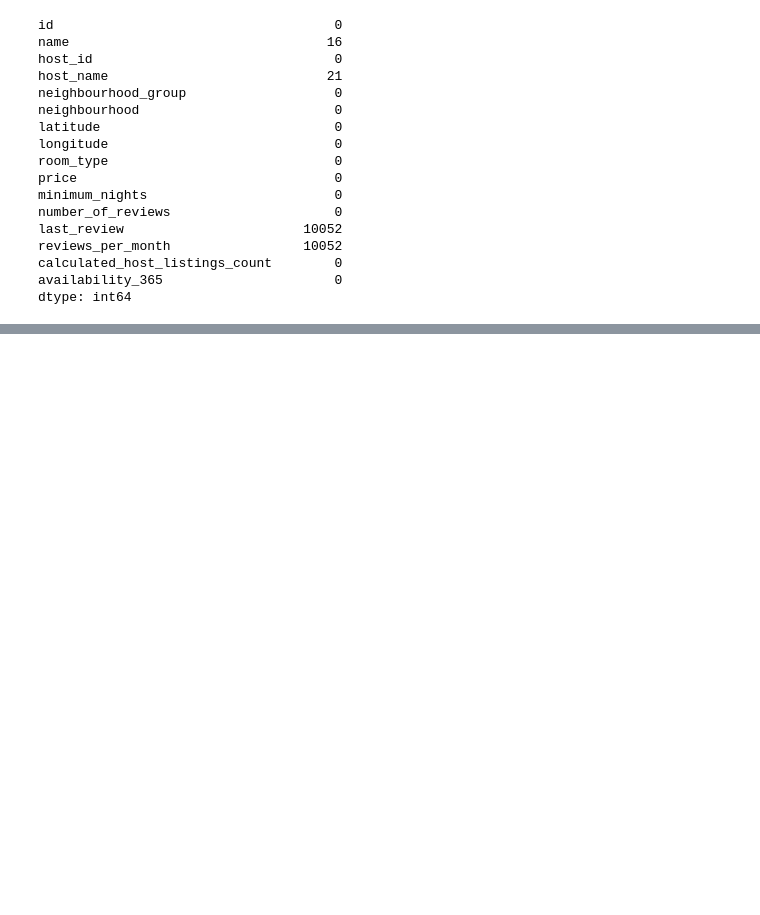
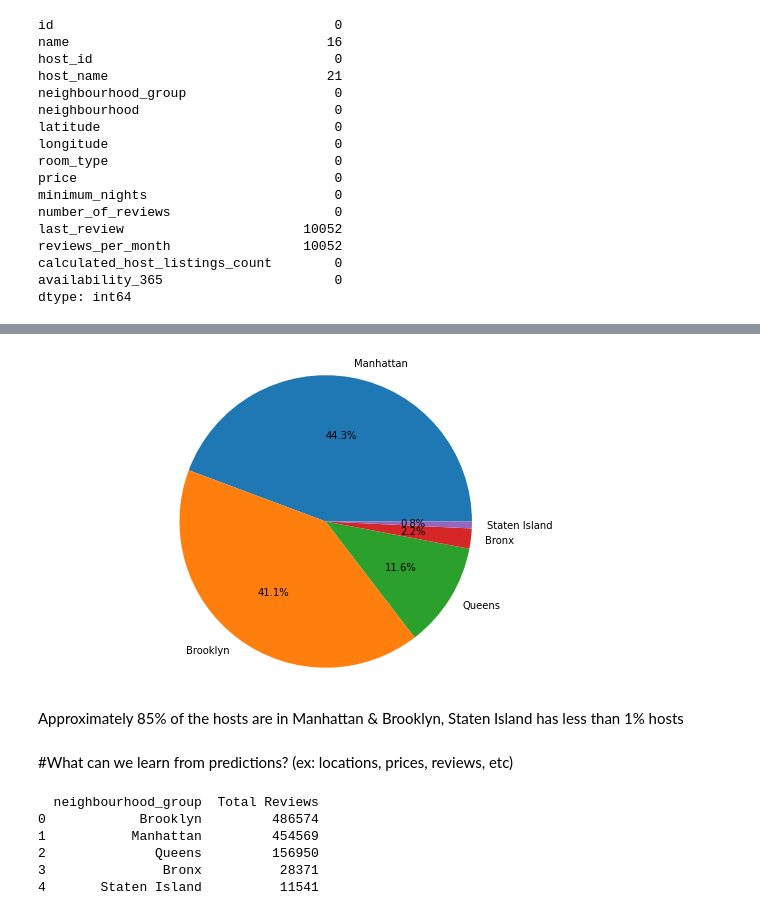
Before and after one commit to Injamamul-Khan/Airbnb-Bookings-Analysis, a Jupyter notebook: Airbnb_Bookings_Analysis_Capstone_Project.ipynb, the cells around one changed output, grey strips where cells are left out. Drawn from its saved outputs; the diff is of its cells as text; code cells hidden in the pictures; blank space fills up the shorter version.

```diff
--- a/Airbnb_Bookings_Analysis_Capstone_Project.ipynb
+++ b/Airbnb_Bookings_Analysis_Capstone_Project.ipynb
@@ -80,0 +158,30 @@ dtype: int64
+# %%
+# Using pie chart
+
+hosts = data['count']
+
+neighbourhood_group = data['neighbourhood_group']
+
+
+plt.figure(figsize=(10,6))
+plt.pie(hosts,labels = neighbourhood_group,autopct='%1.1f%%')
+plt.axis('equal')
+plt.show()
+# %% [output]
+[figure, added]
+# %% [markdown]
+Approximately 85% of the hosts are in Manhattan & Brooklyn, Staten Island has less than 1% hosts
+# %% [markdown]
+#What can we learn from predictions? (ex: locations, prices, reviews, etc)
+# %%
+# Finding which neighbourhood has got maximum number of reviews.
+
+df_neighbourhood_group_num_reviews = df.groupby(['neighbourhood_group'])['number_of_reviews'].sum().sort_values(ascending = False).to_frame(name ='Total Reviews').reset_index()
+print(df_neighbourhood_group_num_reviews)
+# %% [output]
+  neighbourhood_group  Total Reviews
+0            Brooklyn         486574
+1           Manhattan         454569
+2              Queens         156950
+3               Bronx          28371
+4       Staten Island          11541
```
Also changed, not shown: parts of 25 cells of this notebook.
